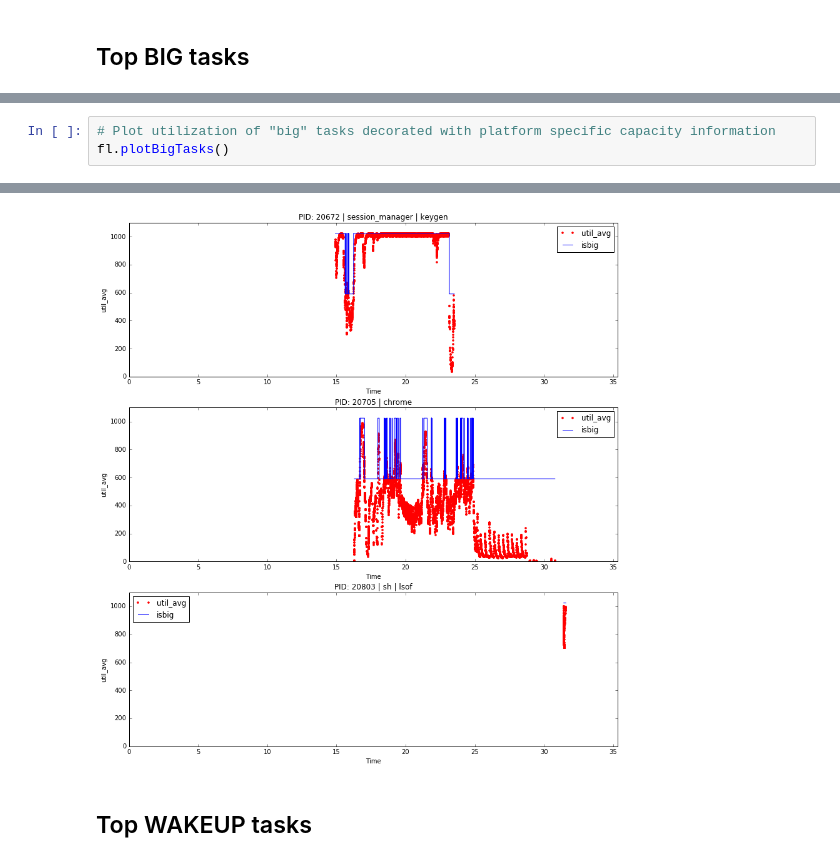
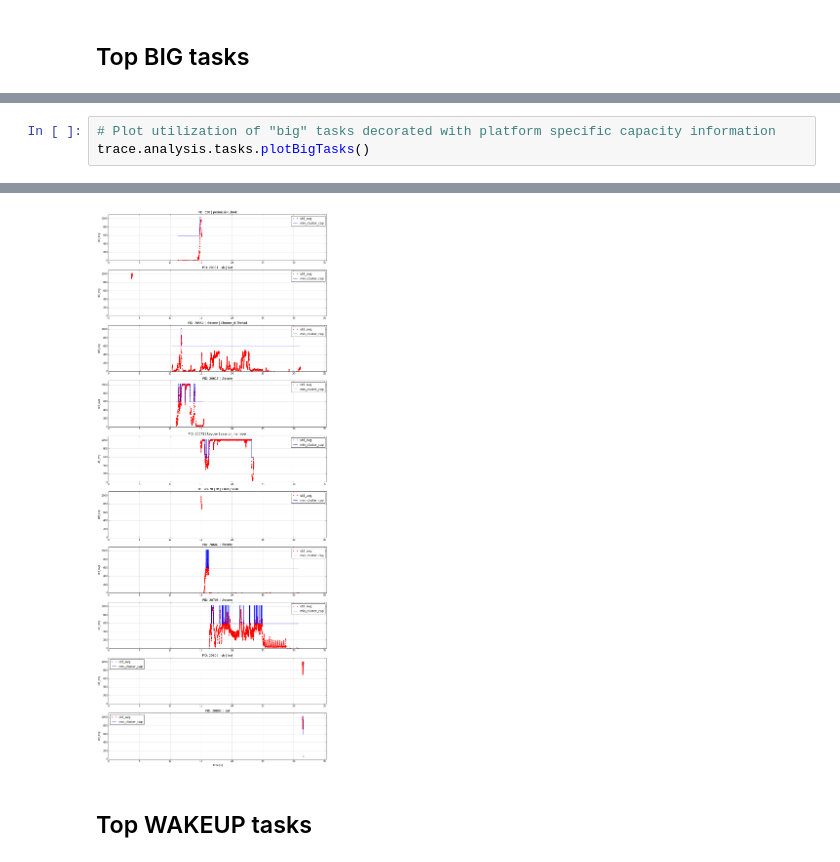
Before and after one commit to ARM-software/lisa, a Jupyter notebook: ipynb/tutorial/06_TraceAnalysis.ipynb, the cells around one changed output, grey strips where cells are left out. Cells and saved outputs as stored; diff of their text form.

Commit message:
ipynb: replace TraceAnalysis in notebooks according to refactoring
Signed-off-by: Michele Di Giorgio <michele.digiorgio@arm.com>

```diff
--- a/ipynb/tutorial/06_TraceAnalysis.ipynb
+++ b/ipynb/tutorial/06_TraceAnalysis.ipynb
@@ -167,4 +187,4 @@ top_big_tasks
 # %%
 # Plot utilization of "big" tasks decorated with platform specific capacity information
-fl.plotBigTasks()
+trace.analysis.tasks.plotBigTasks()
 # %% [output]
@@ -172,4 +204,4 @@ Tasks which have been a "utilization" of 591 for at least 100 samples
-[figure, old version]
+[figure, new version]
 # %% [markdown]
 ## Top WAKEUP tasks
 # %%
```
Also changed, not shown: parts of 27 cells of this notebook, 13 other files.
